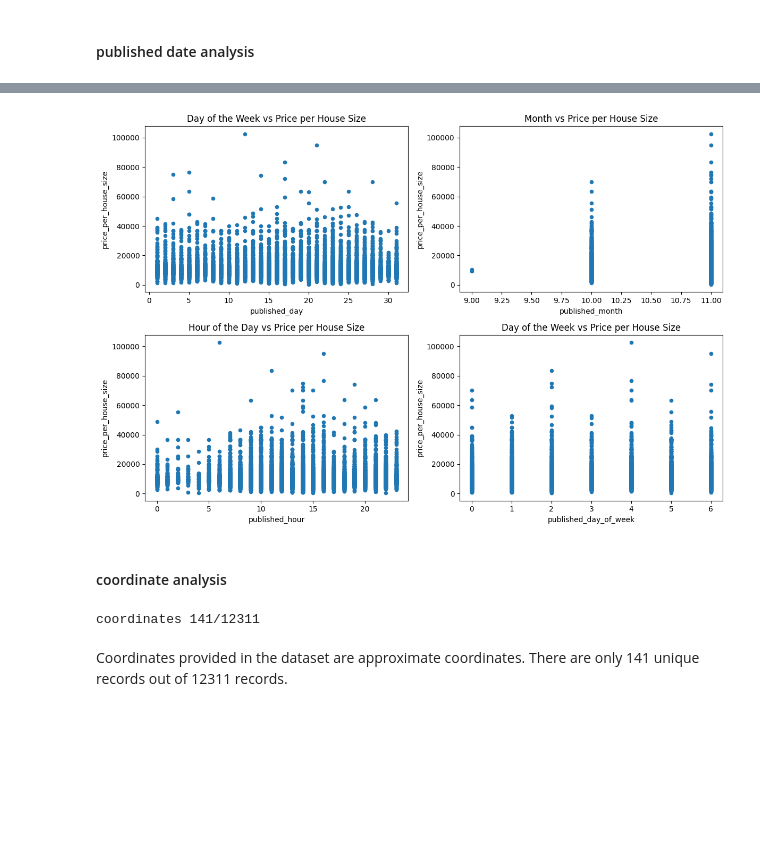
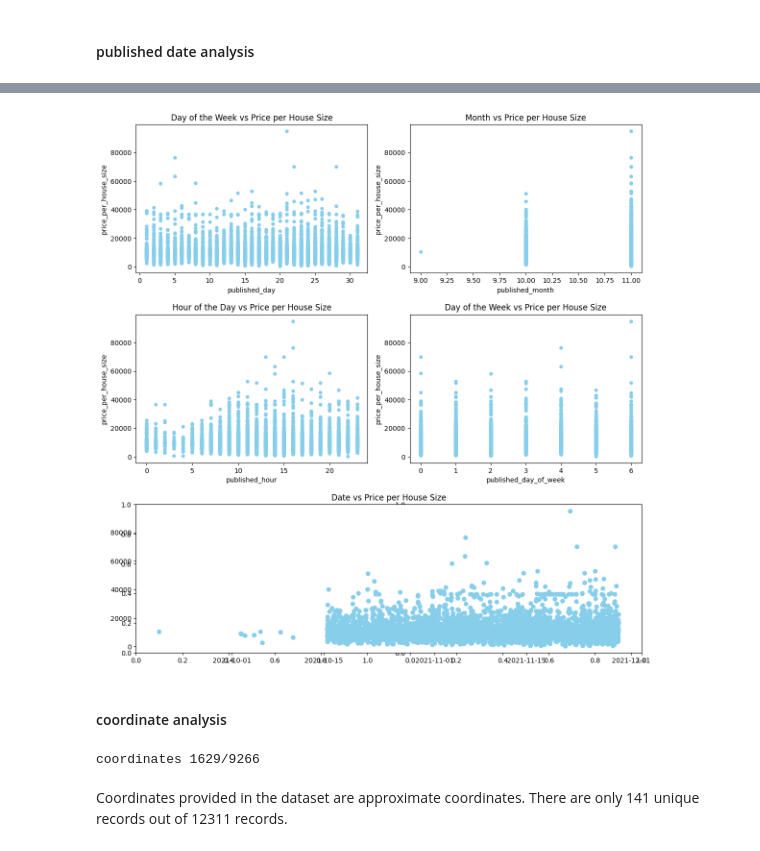
Before and after one commit to ravii-sa/house-price-prediction-fdm-miniproject, a Jupyter notebook: notebook.ipynb, the cells around one changed output, grey strips where cells are left out. Drawn from its saved outputs; the diff is of its cells as text; code cells hidden in the pictures; blank space fills up the shorter version.

```diff
--- a/notebook.ipynb
+++ b/notebook.ipynb
@@ -4,7 +4,7 @@ import numpy as np
 # %% [markdown]
 ### Import dataset
 # %%
-df = pd.read_csv('./datasets/house_prices.csv')
+df = pd.read_csv('./datasets/house_prices.csv', encoding='utf-8-sig')
 df.shape
 # %% [output]
 (15327, 17)
@@ -46,6 +46,6 @@ df.shape
 ### Remove redundant attributes
 Address, location and geo_address contain the same information. Remove address and location since geo_address is more structured
 # %%
-df = df.drop(columns=['address', 'location'], errors='ignore')
+df = df.drop(columns=['location'], errors='ignore')
 df.shape
 # %% [output]
@@ -352,3 +452,6 @@ temp_df['price_per_house_size'] = df['price'] / df['house_size']
+# %%
+temp_df = df.copy()
+temp_df['price_per_house_size'] = temp_df['price'] / temp_df['house_size']
 # %% [markdown]
 #### correlation analysis
 # %%
@@ -368,17 +471,17 @@ sns.heatmap(corr, annot=True, cmap='YlGnBu')
 # %%
 # analyze published date
 
-temp_df['published_year'] = df['published_date'].dt.year
-temp_df['published_month'] = df['published_date'].dt.month
-temp_df['published_day'] = df['published_date'].dt.day
-temp_df['published_hour'] = df['published_date'].dt.hour
-temp_df['published_day_of_week'] = df['published_date'].dt.dayofweek
+temp_df['published_year'] = temp_df['published_date'].dt.year
+temp_df['published_month'] = temp_df['published_date'].dt.month
+temp_df['published_day'] = temp_df['published_date'].dt.day
+temp_df['published_hour'] = temp_df['published_date'].dt.hour
+temp_df['published_day_of_week'] = temp_df['published_date'].dt.dayofweek
 
 # print unique values
-print('published_year: ', temp_df['published_year'].unique())
-print('published_month: ', temp_df['published_month'].unique())
-print('published_day: ', temp_df['published_day'].unique())
-print('published_hour: ', temp_df['published_hour'].unique())
-print('published_day_of_week: ', temp_df['published_day_of_week'].unique())
+print('published_year: ', sorted(temp_df['published_year'].unique()))
+print('published_month: ', sorted(temp_df['published_month'].unique()))
+print('published_day: ', sorted(temp_df['published_day'].unique()))
+print('published_hour: ', sorted(temp_df['published_hour'].unique()))
+print('published_day_of_week: ', sorted(temp_df['published_day_of_week'].unique()))
 # %% [output]
 published_year:  [2021]
@@ -392,36 +494,42 @@ published_day_of_week:  [5 6 2 0 4 3 1]
 temp_df = temp_df.drop(columns=['published_year'], errors='ignore')
 # %%
 # Create a 2x2 subplot grid
-fig, axes = plt.subplots(nrows=2, ncols=2, figsize=(12, 8))
+fig, axes = plt.subplots(nrows=3, ncols=2, figsize=(12, 12))
 
 # Scatter plot 1 - published_day vs price_per_house_size
-temp_df.plot(kind='scatter', x='published_day', y='price_per_house_size', ax=axes[0, 0])
+temp_df.plot(kind='scatter', x='published_day', y='price_per_house_size', ax=axes[0, 0], color='skyblue')
 axes[0, 0].set_title('Day of the Week vs Price per House Size')
 
 # Scatter plot 2 - published_month vs price_per_house_size
-temp_df.plot(kind='scatter', x='published_month', y='price_per_house_size', ax=axes[0, 1])
+temp_df.plot(kind='scatter', x='published_month', y='price_per_house_size', ax=axes[0, 1], color='skyblue')
 axes[0, 1].set_title('Month vs Price per House Size')
 
 # Scatter plot 3 - published_hour vs price_per_house_size
-temp_df.plot(kind='scatter', x='published_hour', y='price_per_house_size', ax=axes[1, 0])
+temp_df.plot(kind='scatter', x='published_hour', y='price_per_house_size', ax=axes[1, 0], color='skyblue')
 axes[1, 0].set_title('Hour of the Day vs Price per House Size')
 
 # Scatter plot 4 - published_day_of_week vs price_per_house_size
-temp_df.plot(kind='scatter', x='published_day_of_week', y='price_per_house_size', ax=axes[1, 1])
+temp_df.plot(kind='scatter', x='published_day_of_week', y='price_per_house_size', ax=axes[1, 1], color='skyblue')
 axes[1, 1].set_title('Day of the Week vs Price per House Size')
+
+
+# Scatter plot 5 - published_date vs price_per_house_size
+plt.subplot2grid((3,2), (2,0), colspan=2)
+plt.scatter(x=df['published_date'], y=temp_df['price_per_house_size'], color='skyblue')
+plt.title('Date vs Price per House Size')
 
 plt.tight_layout()
 plt.show()
 # %% [output]
-[figure, old version]
+[figure, new version]
 # %% [markdown]
 #### coordinate analysis
 # %%
 # get unique coordinates
-unique_coordinates = df[['lon', 'lat']].drop_duplicates()
+unique_coordinates = temp_df[['lon', 'lat']].drop_duplicates()
 print(f'coordinates {len(unique_coordinates)}/{len(df)}')
 # %% [output]
-coordinates 141/12311
+coordinates 1629/9266
 # %% [markdown]
 Coordinates provided in the dataset are approximate coordinates. There are only 141 unique records out of 12311 records.
 # %%
```
Also changed, not shown: parts of 46 cells of this notebook, 9 other files.
